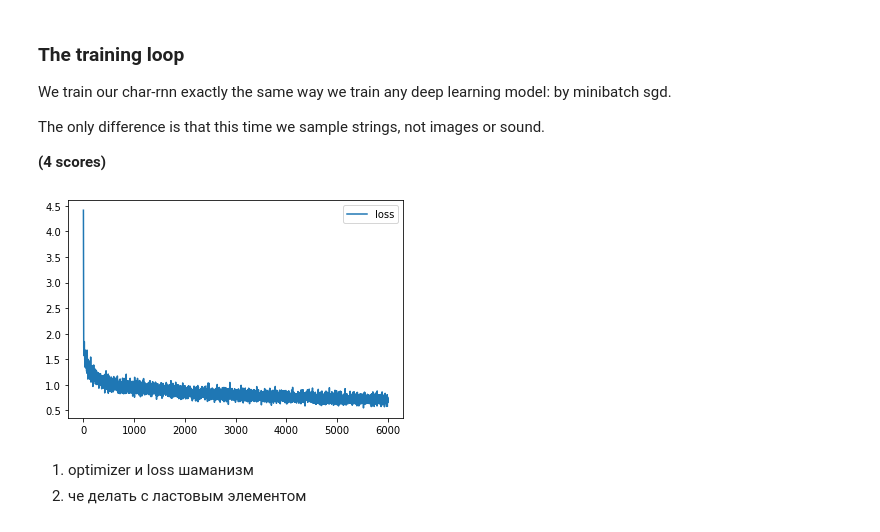
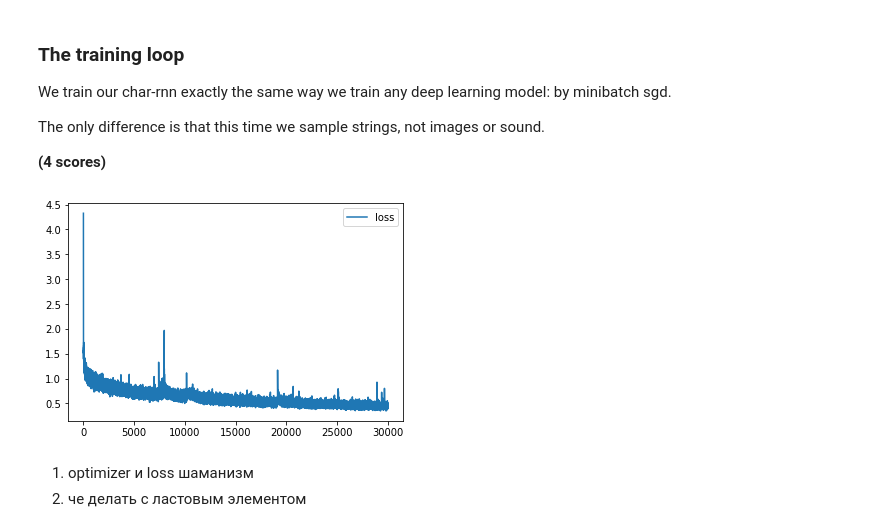
Before and after one commit to bagrorg/ml-course, a Jupyter notebook: 2022-spring-part-2/hws/HW2_rnn_pytorch_pr/HW2_rnn_pytorch.ipynb, the cells around one changed output. Drawn from its saved outputs; the diff is of its cells as text; code cells hidden in the pictures.

```diff
--- a/2022-spring-part-2/hws/HW2_rnn_pytorch_pr/HW2_rnn_pytorch.ipynb
+++ b/2022-spring-part-2/hws/HW2_rnn_pytorch_pr/HW2_rnn_pytorch.ipynb
@@ -240,37 +240,37 @@ loss_fn = nn.CrossEntropyLoss()
 optimizer = torch.optim.SGD(char_rnn.parameters(), lr=1e-1)
 batch_size = 32
 
-for i in range(6000):
+for i in range(30000):
     batch_ix = to_matrix(sample(lines, batch_size), max_len=MAX_LENGTH)
     batch_ix = torch.tensor(batch_ix, dtype=torch.int64)
 
     logp_seq = rnn_loop(char_rnn, batch_ix)
 
     # compute loss
     # <YOUR CODE>
 
     #MY BAD CODE  ???? LAST == SPACE????
     target = torch.zeros(batch_size, MAX_LENGTH, dtype=torch.long)
-    target += torch.cat((batch_ix[:, 1:], torch.full((batch_size, 1), token_to_id['|'])), dim=1).long()
+    target += torch.cat((batch_ix[:, 1:], torch.full((batch_size, 1), token_to_id[end_token])), dim=1).long()
 
     loss = loss_fn(logp_seq.transpose(1, 2), target)                  ### MY CODE
 
     # train with backprop
     # <YOUR CODE>
     optimizer.zero_grad()
     loss.backward()
     optimizer.step()
 
     history.append(loss.data.numpy())
     if (i+1)%100==0:
         clear_output(True)
         plt.plot(history,label='loss')
         plt.legend()
         plt.show()
 
 assert np.mean(history[:10]) > np.mean(history[-10:]), "RNN didn't converge."
 # %% [output]
-[figure, old version]
+[figure, new version]
 # %% [markdown]
 1. optimizer и loss шаманизм
 2. че делать с ластовым элементом
```
Also changed, not shown: parts of 2 cells of this notebook.
